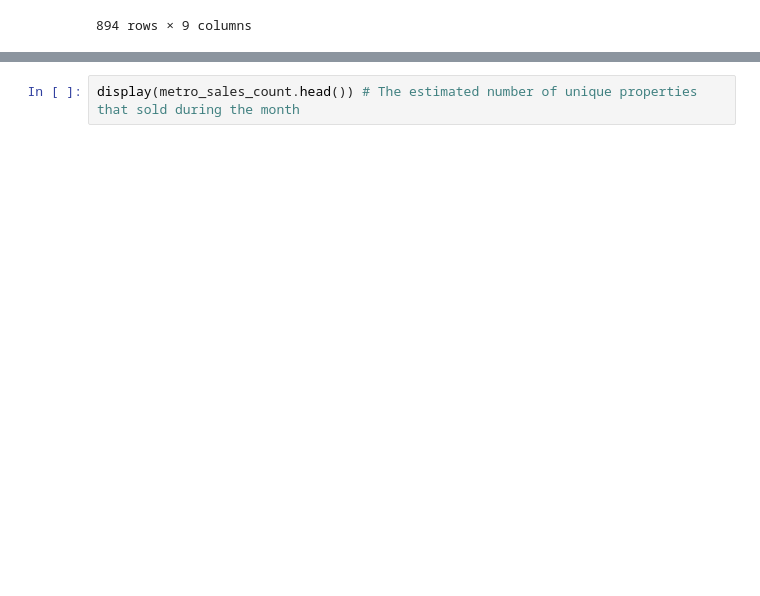
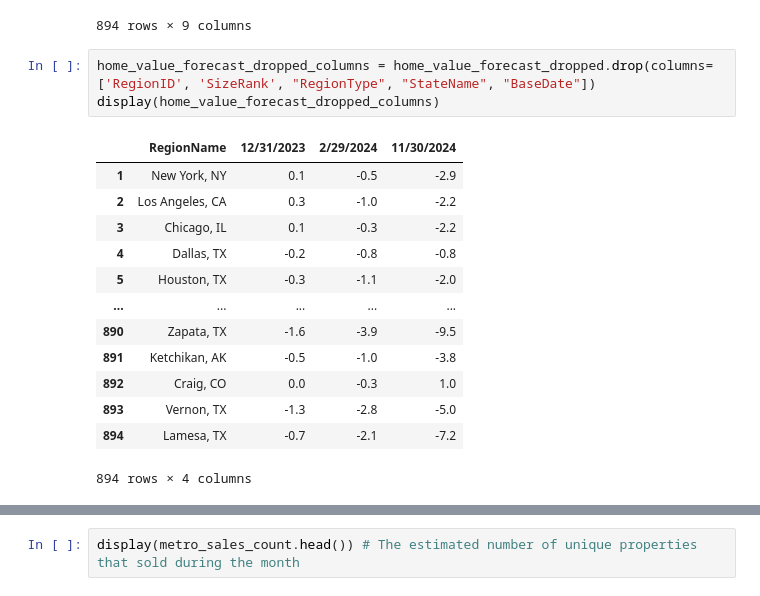
Before and after one commit to McKala1/Project-1, a Jupyter notebook: OSU_AI_Project_1_isaac.ipynb, the cells around one changed output, grey strips where cells are left out. Drawn from its saved outputs; the diff is of its cells as text; blank space fills up the shorter version.

```diff
--- a/OSU_AI_Project_1_isaac.ipynb
+++ b/OSU_AI_Project_1_isaac.ipynb
@@ -83,3 +81,20 @@ display(home_value_forecast_dropped)
 | 893 | 395188 | 938 | Vernon, TX | msa | TX | 11/30/2023 | -1.3 | -2.8 | -5.0 |
 | 894 | 394767 | 939 | Lamesa, TX | msa | TX | 11/30/2023 | -0.7 | -2.1 | -7.2 |
 894 rows × 9 columns
+# %%
+home_value_forecast_dropped_columns = home_value_forecast_dropped.drop(columns=['RegionID', 'SizeRank', "RegionType", "StateName", "BaseDate"])
+display(home_value_forecast_dropped_columns)
+# %% [output]
+|  | RegionName | 12/31/2023 | 2/29/2024 | 11/30/2024 |
+| 1 | New York, NY | 0.1 | -0.5 | -2.9 |
+| 2 | Los Angeles, CA | 0.3 | -1.0 | -2.2 |
+| 3 | Chicago, IL | 0.1 | -0.3 | -2.2 |
+| 4 | Dallas, TX | -0.2 | -0.8 | -0.8 |
+| 5 | Houston, TX | -0.3 | -1.1 | -2.0 |
+| ... | ... | ... | ... | ... |
+| 890 | Zapata, TX | -1.6 | -3.9 | -9.5 |
+| 891 | Ketchikan, AK | -0.5 | -1.0 | -3.8 |
+| 892 | Craig, CO | 0.0 | -0.3 | 1.0 |
+| 893 | Vernon, TX | -1.3 | -2.8 | -5.0 |
+| 894 | Lamesa, TX | -0.7 | -2.1 | -7.2 |
+894 rows × 4 columns
```
Also changed, not shown: parts of 7 cells of this notebook.
